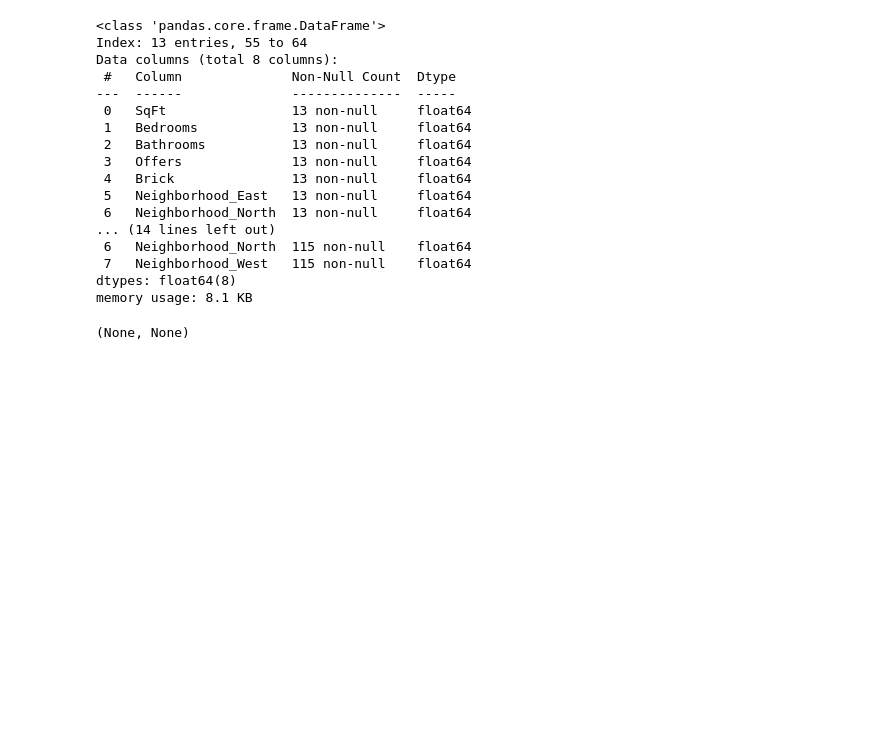
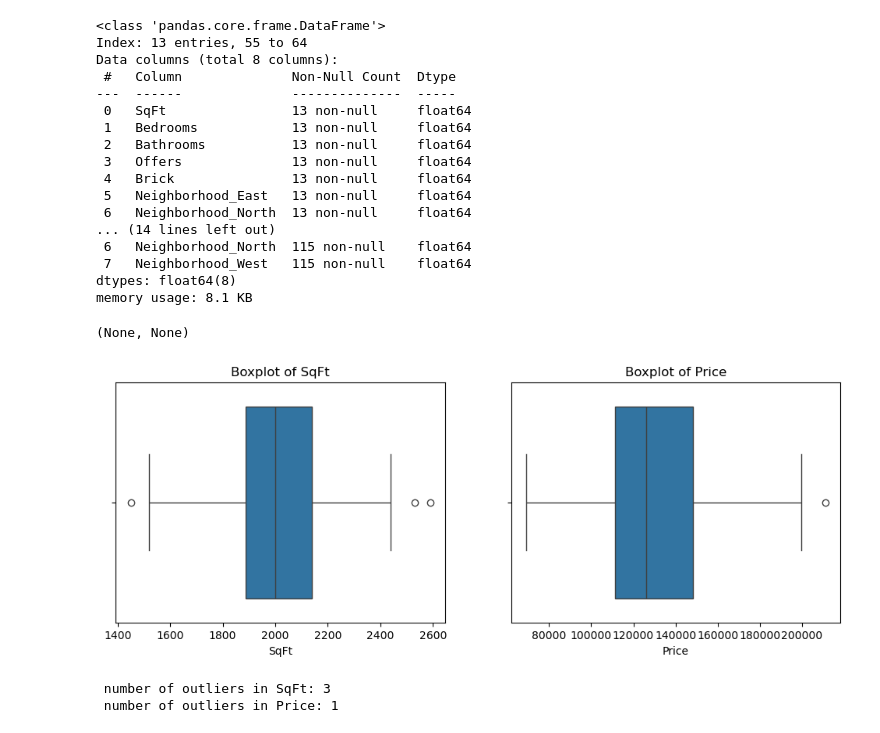
Before and after one commit to jeonharry/housing-price-predictor-LR, a Jupyter notebook: src/price_predictor.ipynb, the cells around one changed output. Saved outputs shown, nothing was run; the diff lists cells and outputs as text; code cells hidden in the pictures; blank space fills up the shorter version.

Commit message:
add visualization

```diff
--- a/src/price_predictor.ipynb
+++ b/src/price_predictor.ipynb
@@ -126,3 +126,45 @@ Data columns (total 8 columns):
 dtypes: float64(8)
 memory usage: 8.1 KB
 (None, None)
+# %%
+plt.figure(figsize=(12, 4))
+plt.subplot(1, 2, 1)
+sns.boxplot(x=df['SqFt'])
+plt.title('Boxplot of SqFt')
+
+plt.subplot(1, 2, 2)
+sns.boxplot(x=df['Price'])
+plt.title('Boxplot of Price')
+plt.show()
+# %% [output]
+[figure, added]
+# %%
+#check for outlier data with IQR method
+# Outlier detection is focused on continuous features (Price, SqFt).
+# Discrete variables (Bedrooms, Bathrooms, Offers) have a limited range,
+# and categorical ones (Brick, Neighborhood) lack numerical distance,
+# making traditional outlier methods like IQR inapplicable to them.
+# Even after One-Hot Encoding, outlier detection is not applied to categorical
+# features because they represent binary states (0 or 1). There are no
+# "extreme" values in binary data, only frequency differences.
+
+Q1 = X_train['SqFt'].quantile(0.25)
+Q3 = X_train['SqFt'].quantile(0.75)
+IQR = Q3 - Q1
+lower_bound = Q1 - 1.5 * IQR
+upper_bound = Q3 + 1.5 * IQR
+outliers = X_train[(X_train['SqFt'] < lower_bound) | (X_train['SqFt'] > upper_bound)]
+print(f" number of outliers in {'SqFt'}: {len(outliers)}")
+X_train['SqFt'] = X_train['SqFt'].clip(lower_bound, upper_bound)
+
+Q1 = y_train.quantile(0.25)
+Q3 = y_train.quantile(0.75)
+IQR = Q3 - Q1
+lower_bound = Q1 - 1.5 * IQR
+upper_bound = Q3 + 1.5 * IQR
+outliers = y_train[(y_train < lower_bound) | (y_train > upper_bound)]
+print(f" number of outliers in {'Price'}: {len(outliers)}")
+y_train = y_train.clip(lower_bound, upper_bound)
+# %% [output]
+ number of outliers in SqFt: 3
+ number of outliers in Price: 1
```
Also changed, not shown: parts of 3 cells of this notebook.
